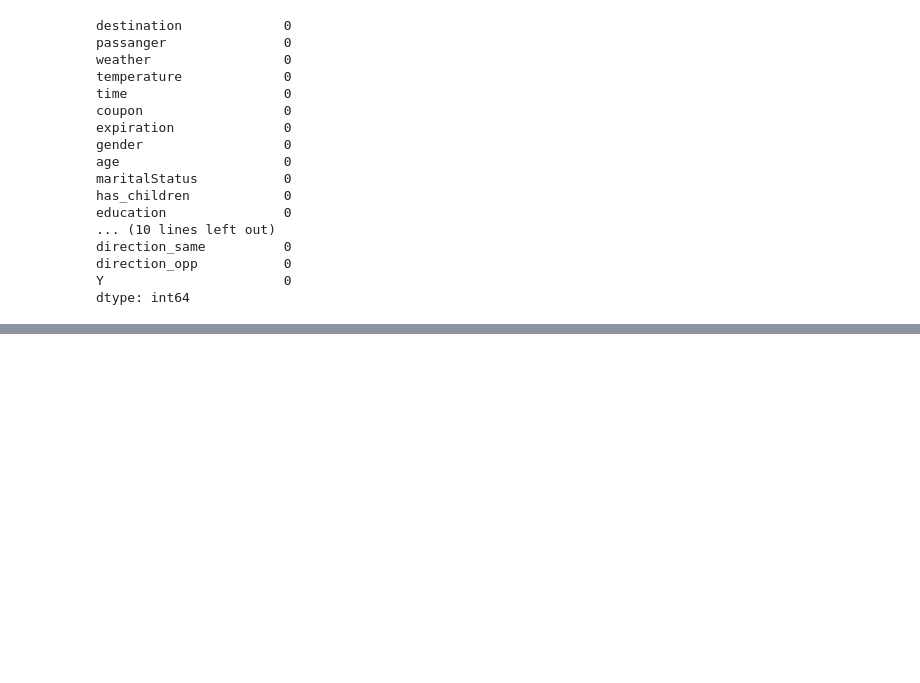
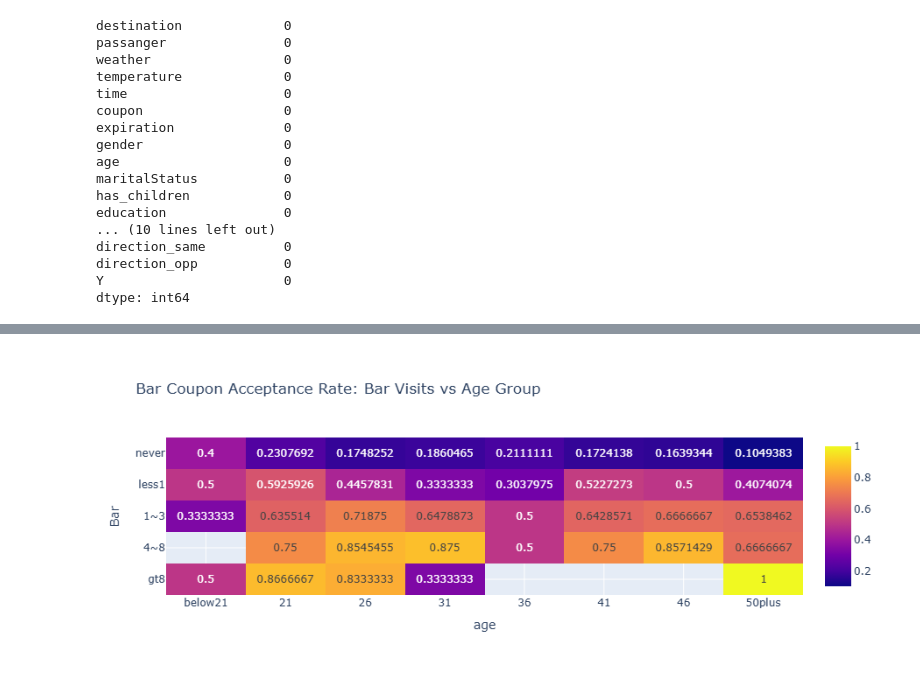
Before and after one commit to dsnyder1974/Coupon_Acceptance, a Jupyter notebook: Coupons.ipynb, the cells around one changed output, grey strips where cells are left out. Cells and saved outputs as stored; diff of their text form; code cells hidden in the pictures; blank space fills up the shorter version.

```diff
--- a/Coupons.ipynb
+++ b/Coupons.ipynb
@@ -186,0 +269,17 @@ data.sample(10)
+# %%
+heatmap_data = bar_data.pivot_table(
+    values='Y',
+    index='Bar',
+    columns='age',
+    aggfunc='mean',
+    observed=True
+)
+fig = px.imshow(
+    heatmap_data,
+    text_auto=True,
+    aspect="auto",
+    title="Bar Coupon Acceptance Rate: Bar Visits vs Age Group"
+)
+fig.show()
+# %% [output]
+[figure, added]
```
Also changed, not shown: parts of 23 cells of this notebook.
